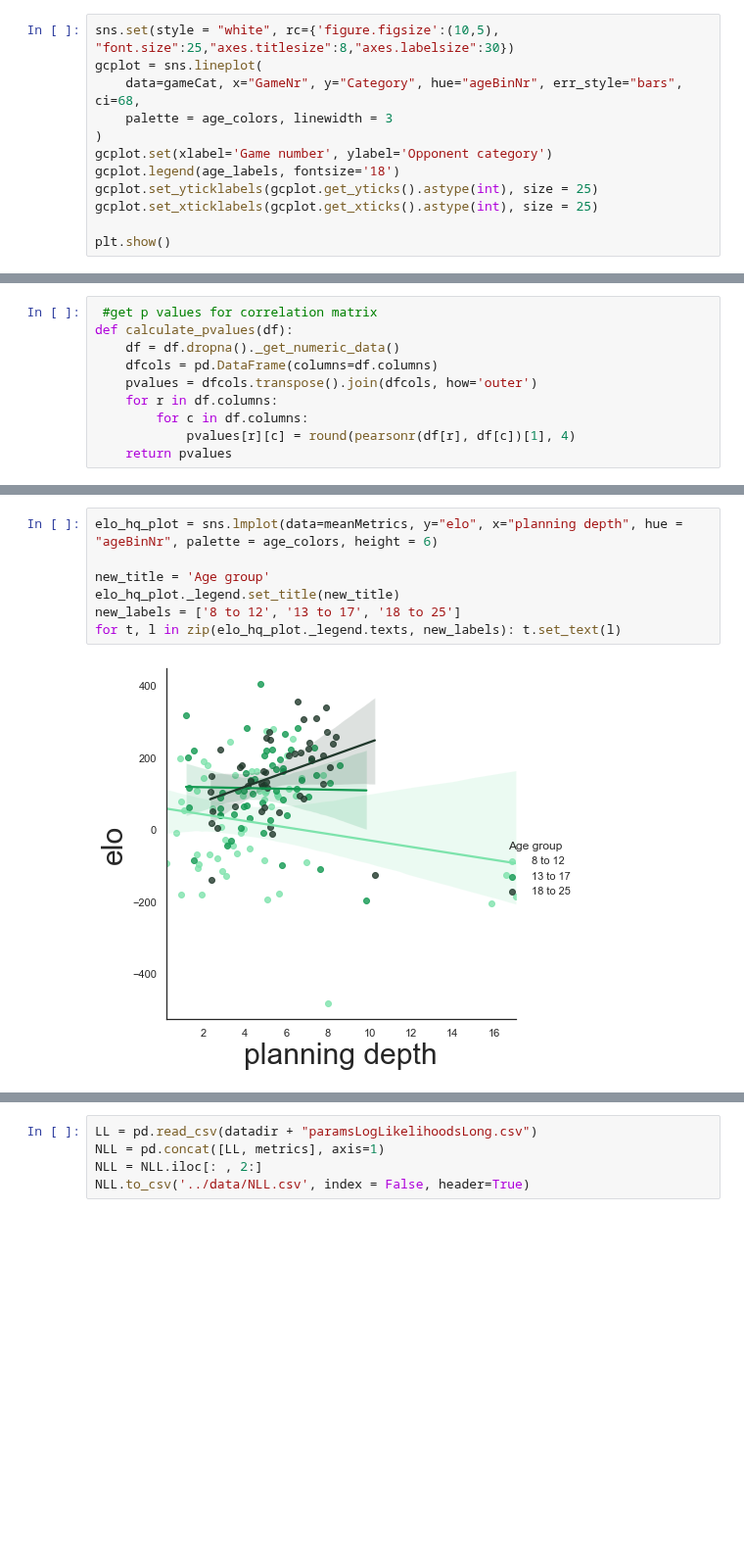
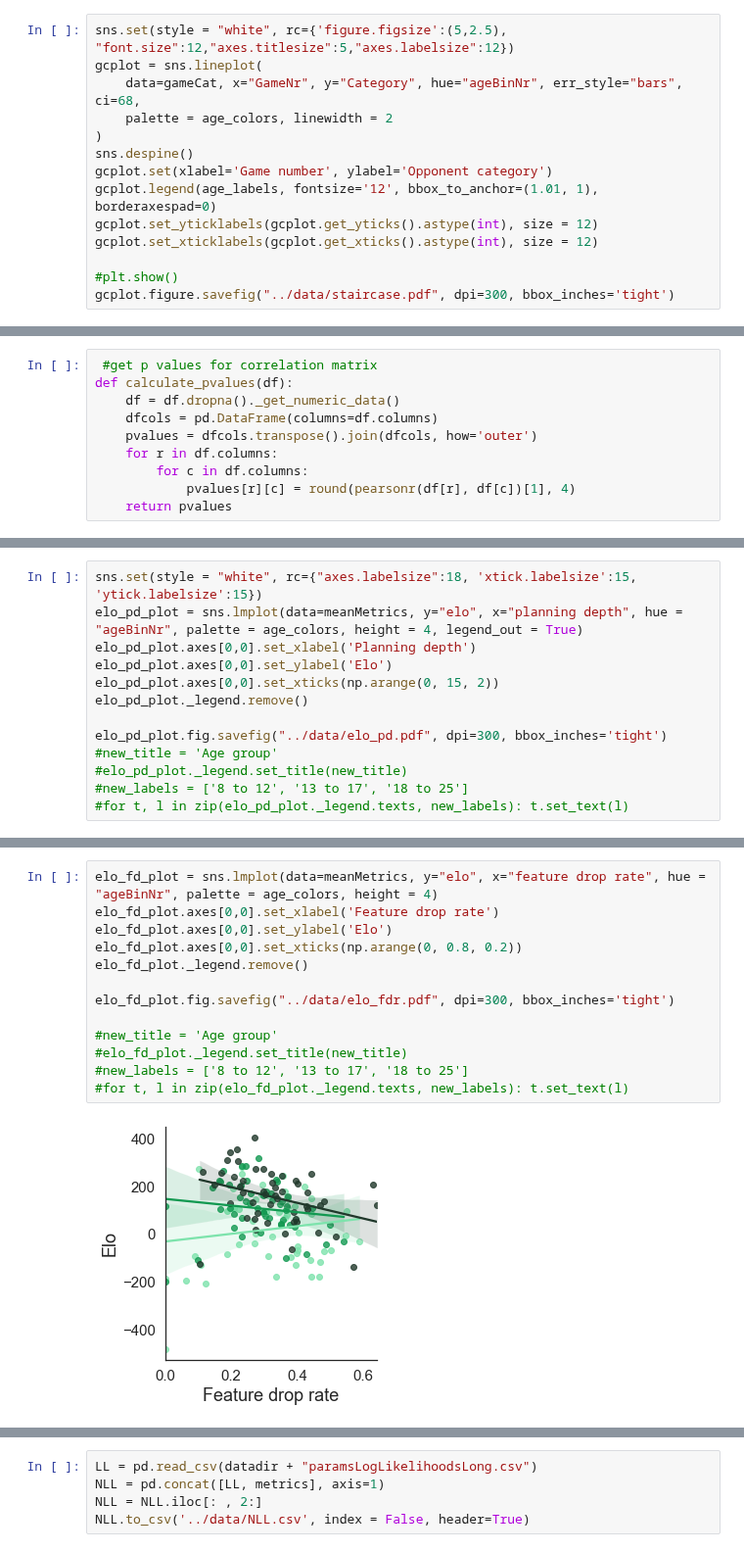
Before and after one commit to sinabolouki/fourinarow_analyses, a Jupyter notebook: Analysis notebooks/new/Age Plots.ipynb, the cells around one changed output, grey strips where cells are left out. Shown at 98% size. Drawn from its saved outputs; the diff is of its cells as text; blank space fills up the shorter version.

```diff
--- a/Analysis notebooks/new/Age Plots.ipynb
+++ b/Analysis notebooks/new/Age Plots.ipynb
@@ -288,13 +387,15 @@ Text(0, 0.5, 'Average frequency')
 # %%
-sns.set(style = "white", rc={'figure.figsize':(10,5), "font.size":25,"axes.titlesize":8,"axes.labelsize":30})
+sns.set(style = "white", rc={'figure.figsize':(5,2.5), "font.size":12,"axes.titlesize":5,"axes.labelsize":12})
 gcplot = sns.lineplot(
     data=gameCat, x="GameNr", y="Category", hue="ageBinNr", err_style="bars", ci=68,
-    palette = age_colors, linewidth = 3
+    palette = age_colors, linewidth = 2
 )
+sns.despine()
 gcplot.set(xlabel='Game number', ylabel='Opponent category')
-gcplot.legend(age_labels, fontsize='18')
-gcplot.set_yticklabels(gcplot.get_yticks().astype(int), size = 25)
-gcplot.set_xticklabels(gcplot.get_xticks().astype(int), size = 25)
+gcplot.legend(age_labels, fontsize='12', bbox_to_anchor=(1.01, 1), borderaxespad=0)
+gcplot.set_yticklabels(gcplot.get_yticks().astype(int), size = 12)
+gcplot.set_xticklabels(gcplot.get_xticks().astype(int), size = 12)
 
-plt.show()
+#plt.show()
+gcplot.figure.savefig("../data/staircase.pdf", dpi=300, bbox_inches='tight')
 # %% [output]
@@ -480,0 +603,13 @@ for t, l in zip(elo_hq_plot._legend.texts, new_labels): t.set_text(l)
+# %%
+sns.set(style = "white", rc={"axes.labelsize":18, 'xtick.labelsize':15, 'ytick.labelsize':15})
+elo_pd_plot = sns.lmplot(data=meanMetrics, y="elo", x="planning depth", hue = "ageBinNr", palette = age_colors, height = 4, legend_out = True)
+elo_pd_plot.axes[0,0].set_xlabel('Planning depth')
+elo_pd_plot.axes[0,0].set_ylabel('Elo')
+elo_pd_plot.axes[0,0].set_xticks(np.arange(0, 15, 2))
+elo_pd_plot._legend.remove()
+
+elo_pd_plot.fig.savefig("../data/elo_pd.pdf", dpi=300, bbox_inches='tight')
+#new_title = 'Age group'
+#elo_pd_plot._legend.set_title(new_title)
+#new_labels = ['8 to 12', '13 to 17', '18 to 25']
+#for t, l in zip(elo_pd_plot._legend.texts, new_labels): t.set_text(l)
@@ -481,9 +618,15 @@ for t, l in zip(elo_hq_plot._legend.texts, new_labels): t.set_text(l)
 # %%
-elo_hq_plot = sns.lmplot(data=meanMetrics, y="elo", x="planning depth", hue = "ageBinNr", palette = age_colors, height = 6)
+elo_fd_plot = sns.lmplot(data=meanMetrics, y="elo", x="feature drop rate", hue = "ageBinNr", palette = age_colors, height = 4)
+elo_fd_plot.axes[0,0].set_xlabel('Feature drop rate')
+elo_fd_plot.axes[0,0].set_ylabel('Elo')
+elo_fd_plot.axes[0,0].set_xticks(np.arange(0, 0.8, 0.2))
+elo_fd_plot._legend.remove()
 
-new_title = 'Age group'
-elo_hq_plot._legend.set_title(new_title)
-new_labels = ['8 to 12', '13 to 17', '18 to 25']
-for t, l in zip(elo_hq_plot._legend.texts, new_labels): t.set_text(l)
+elo_fd_plot.fig.savefig("../data/elo_fdr.pdf", dpi=300, bbox_inches='tight')
+
+#new_title = 'Age group'
+#elo_fd_plot._legend.set_title(new_title)
+#new_labels = ['8 to 12', '13 to 17', '18 to 25']
+#for t, l in zip(elo_fd_plot._legend.texts, new_labels): t.set_text(l)
 # %% [output]
-[figure, old version]
+[figure, new version]
```
Also changed, not shown: parts of 79 cells of this notebook, 6 other files.
